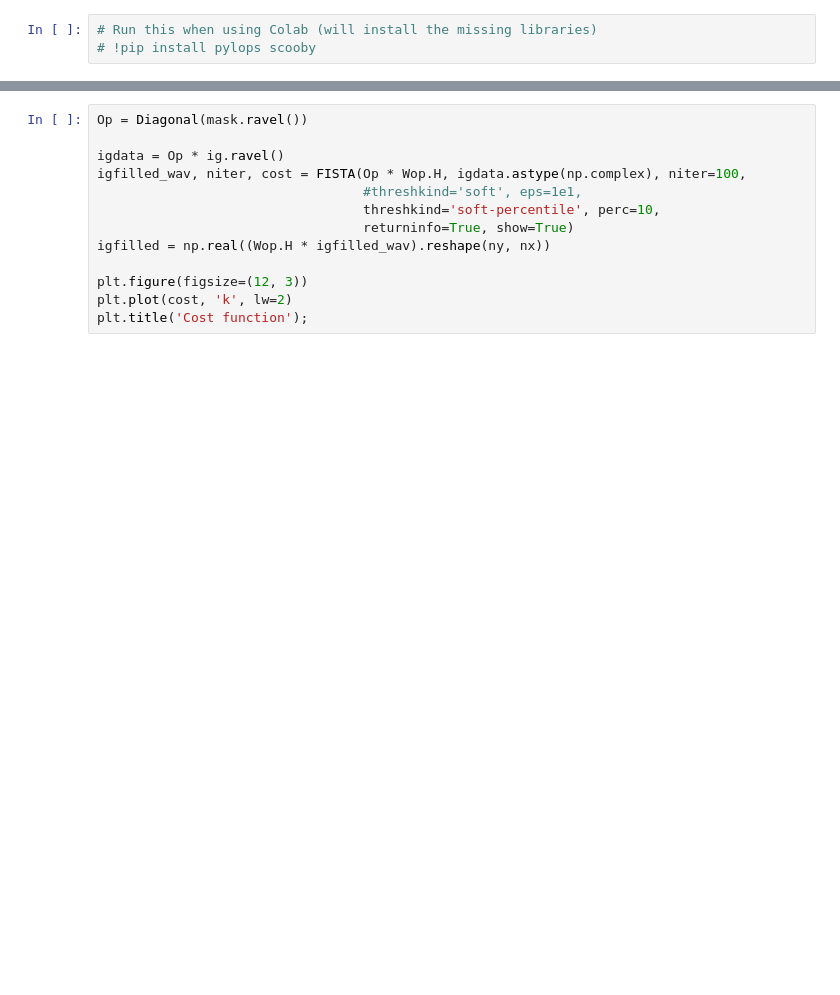
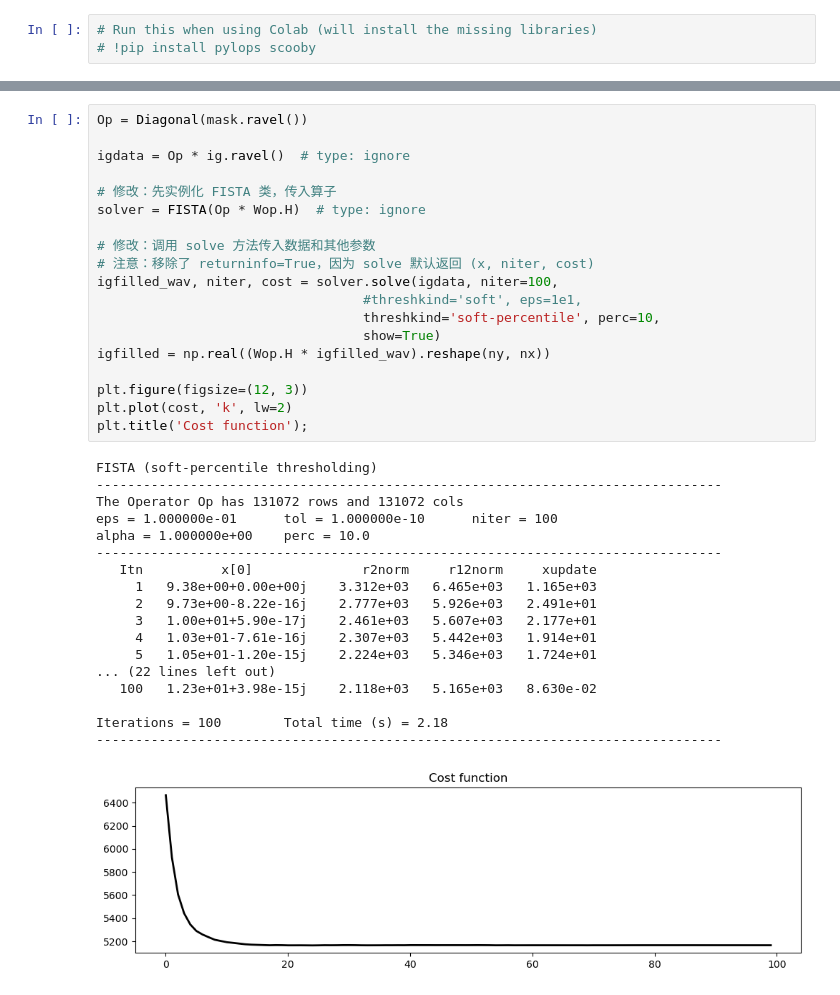
Before and after one commit to oimero/cup_pylops_transform2021, a Jupyter notebook: 2_horizons.ipynb, the cells around one changed output, grey strips where cells are left out. Cells and saved outputs as stored; diff of their text form; blank space fills up the shorter version.

```diff
--- a/2_horizons.ipynb
+++ b/2_horizons.ipynb
@@ -181,16 +252,41 @@ axs[2].axis('tight');
 # %%
 Op = Diagonal(mask.ravel())
 
-igdata = Op * ig.ravel()
-igfilled_wav, niter, cost = FISTA(Op * Wop.H, igdata.astype(np.complex), niter=100,
+igdata = Op * ig.ravel()  # type: ignore
+
+# 修改：先实例化 FISTA 类，传入算子
+solver = FISTA(Op * Wop.H)  # type: ignore
+
+# 修改：调用 solve 方法传入数据和其他参数
+# 注意：移除了 returninfo=True，因为 solve 默认返回 (x, niter, cost)
+igfilled_wav, niter, cost = solver.solve(igdata, niter=100,
                                   #threshkind='soft', eps=1e1,
                                   threshkind='soft-percentile', perc=10,
-                                  returninfo=True, show=True)
+                                  show=True)
 igfilled = np.real((Wop.H * igfilled_wav).reshape(ny, nx))
 
 plt.figure(figsize=(12, 3))
 plt.plot(cost, 'k', lw=2)
 plt.title('Cost function');
+# %% [output]
+FISTA (soft-percentile thresholding)
+--------------------------------------------------------------------------------
+The Operator Op has 131072 rows and 131072 cols
+eps = 1.000000e-01      tol = 1.000000e-10      niter = 100
+alpha = 1.000000e+00    perc = 10.0
+--------------------------------------------------------------------------------
+   Itn          x[0]              r2norm     r12norm     xupdate
+     1   9.38e+00+0.00e+00j    3.312e+03   6.465e+03   1.165e+03
+     2   9.73e+00-8.22e-16j    2.777e+03   5.926e+03   2.491e+01
+     3   1.00e+01+5.90e-17j    2.461e+03   5.607e+03   2.177e+01
+     4   1.03e+01-7.61e-16j    2.307e+03   5.442e+03   1.914e+01
+     5   1.05e+01-1.20e-15j    2.224e+03   5.346e+03   1.724e+01
+... (22 lines left out)
+   100   1.23e+01+3.98e-15j    2.118e+03   5.165e+03   8.630e-02
+
+Iterations = 100        Total time (s) = 2.18
+--------------------------------------------------------------------------------
+[figure, added]
 # %%
 fig, axs = plt.subplots(1, 3, figsize=(16, 4))
 axs[0].imshow(ig[:nyorig, :nxorig], cmap='jet', vmin=-14, vmax=14,
```
Also changed, not shown: parts of 22 cells of this notebook, 1 other file.
